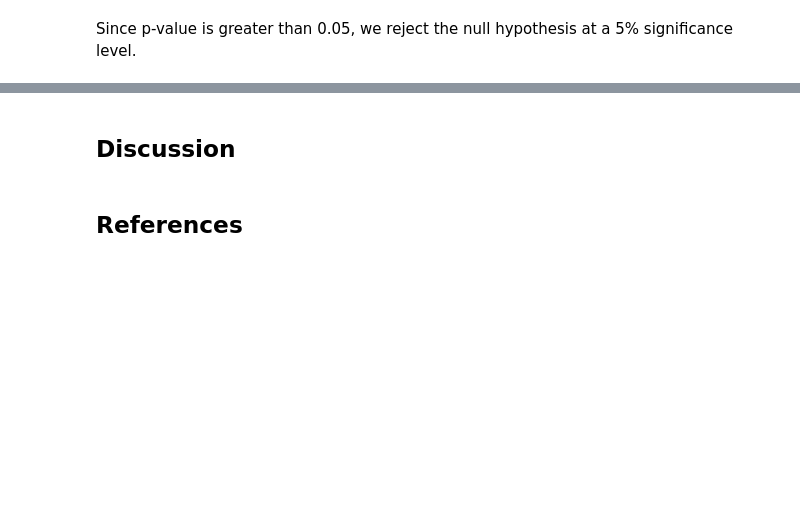
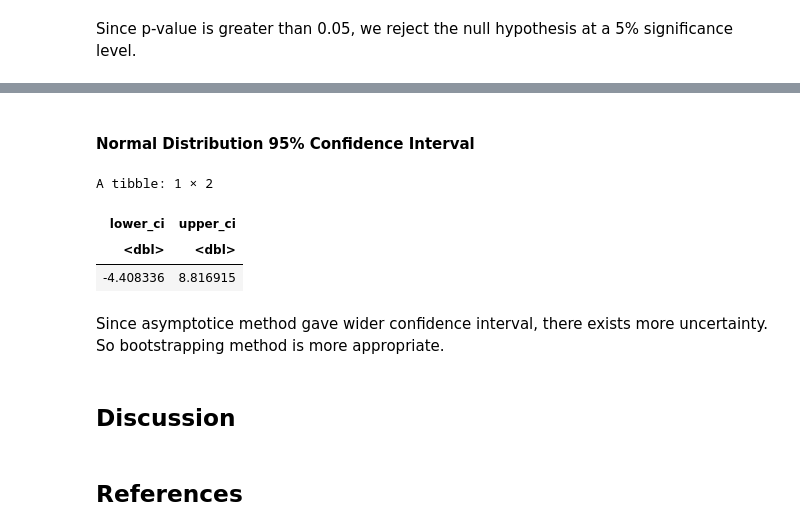
Before and after one commit to Zeeho-Lee/dsci-100-2022w2-group-36, a Jupyter notebook: Final Report.ipynb, the cells around one changed output, grey strips where cells are left out. Drawn from its saved outputs; the diff is of its cells as text; code cells hidden in the pictures; blank space fills up the shorter version.

```diff
--- a/Final Report.ipynb
+++ b/Final Report.ipynb
@@ -163,4 +163,11 @@ area_dist
 # %% [markdown]
 #### Test Statistic
+# %%
+sample_mean_aug <- area_estimates$sample_mean[1]
+sample_mean_feb <- area_estimates$sample_mean[2]
+sample_var_aug <- area_estimates$sample_var[1]
+sample_var_feb <- area_estimates$sample_var[2]
+sample_size_aug <- area_estimates$n[1]
+sample_size_feb <- area_estimates$n[2]
 # %%
 test_statistic <-
@@ -209,3 +235,20 @@ Since p-value is greater than 0.05, we reject the null hypothesis at a 5% signif
+# %% [markdown]
+#### Normal Distribution 95% Confidence Interval
+# %%
+penguins_diff_means_ci <-
+    tibble(
+        lower_ci = sample_mean_aug - sample_mean_feb + qnorm(0.025) * sqrt(sample_var_aug/sample_size_aug + sample_var_feb/sample_size_feb),
+        upper_ci = sample_mean_aug - sample_mean_feb + qnorm(0.975) * sqrt(sample_var_aug/sample_size_aug + sample_var_feb/sample_size_feb)
+    )
+
+penguins_diff_means_ci
+# %% [output]
+A tibble: 1 × 2
+| lower_ci | upper_ci |
+| <dbl> | <dbl> |
+| -4.408336 | 8.816915 |
+# %% [markdown]
+Since asymptotice method gave wider confidence interval, there exists more uncertainty. So bootstrapping method is more appropriate.
 # %% [markdown]
 ## Discussion
 # %% [markdown]
```
Also changed, not shown: parts of 11 cells of this notebook.
